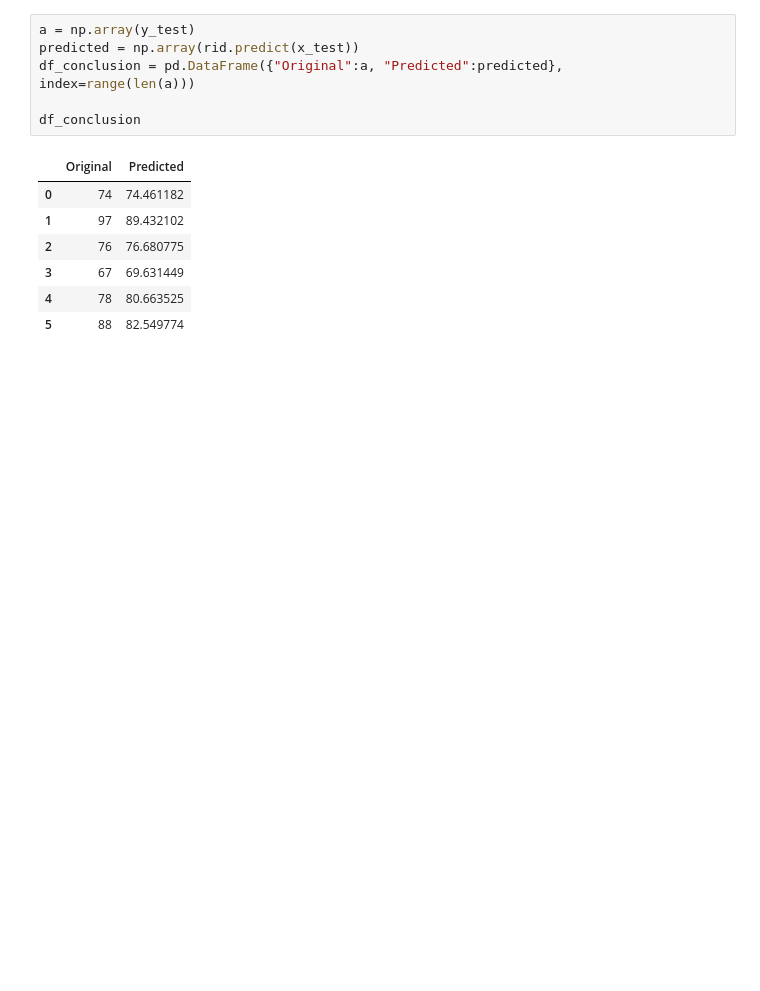
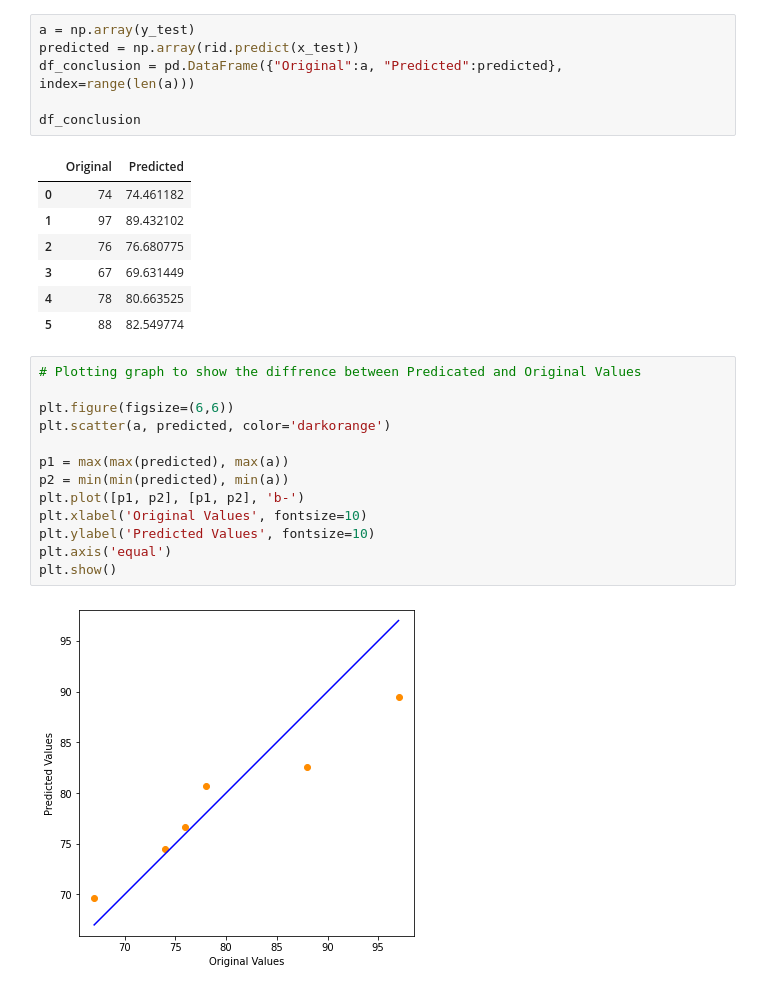
Before and after one commit to ajitr0312/Evaluation_Projects, a Jupyter notebook: Baseball_Case_Study.ipynb, the cells around one changed output. Cells and saved outputs as stored; diff of their text form; blank space fills up the shorter version.

```diff
--- a/Baseball_Case_Study.ipynb
+++ b/Baseball_Case_Study.ipynb
@@ -678,3 +682,18 @@ df_conclusion
 | 3 | 67 | 69.631449 |
 | 4 | 78 | 80.663525 |
 | 5 | 88 | 82.549774 |
+# %%
+# Plotting graph to show the diffrence between Predicated and Original Values
+
+plt.figure(figsize=(6,6))
+plt.scatter(a, predicted, color='darkorange')
+
+p1 = max(max(predicted), max(a))
+p2 = min(min(predicted), min(a))
+plt.plot([p1, p2], [p1, p2], 'b-')
+plt.xlabel('Original Values', fontsize=10)
+plt.ylabel('Predicted Values', fontsize=10)
+plt.axis('equal')
+plt.show()
+# %% [output]
+[figure, added]
```
Also changed, not shown: parts of 6 cells of this notebook.
